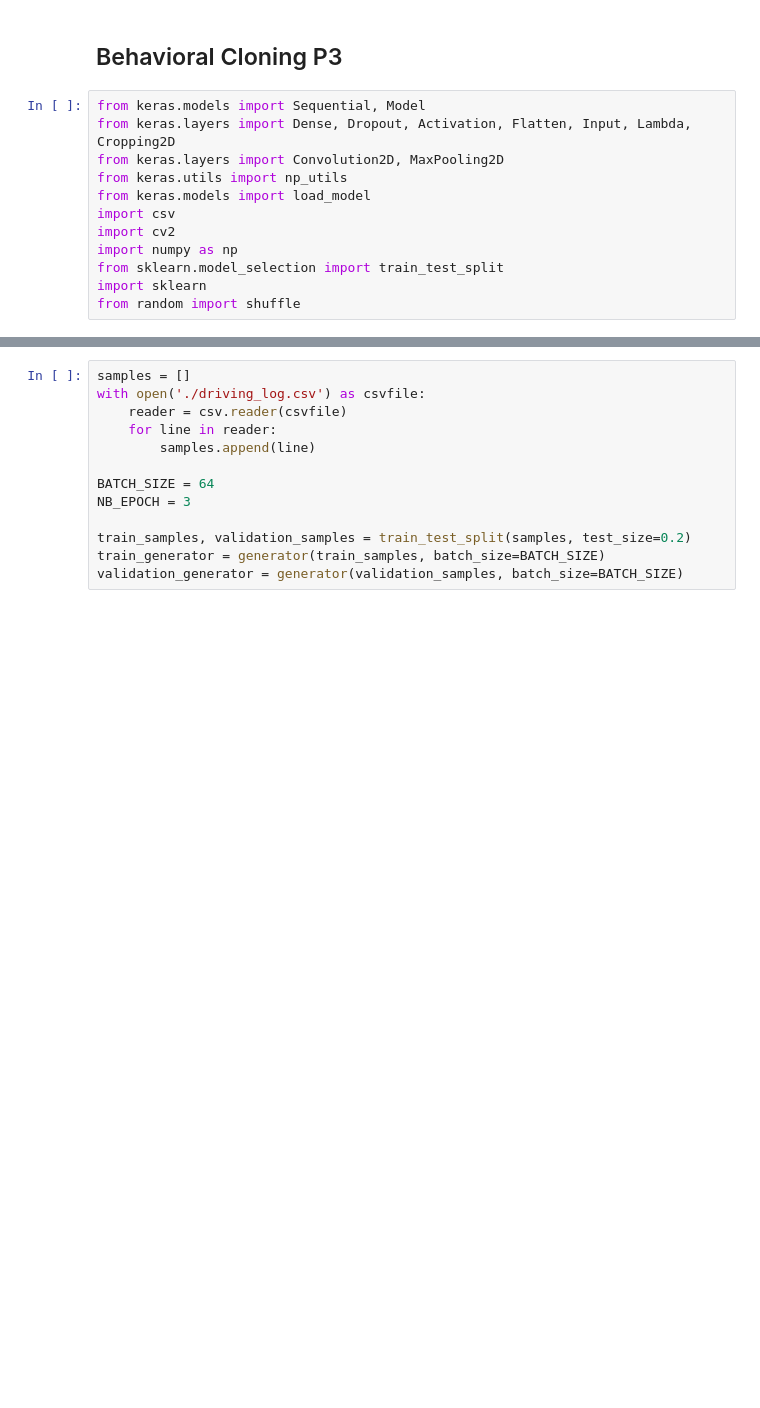
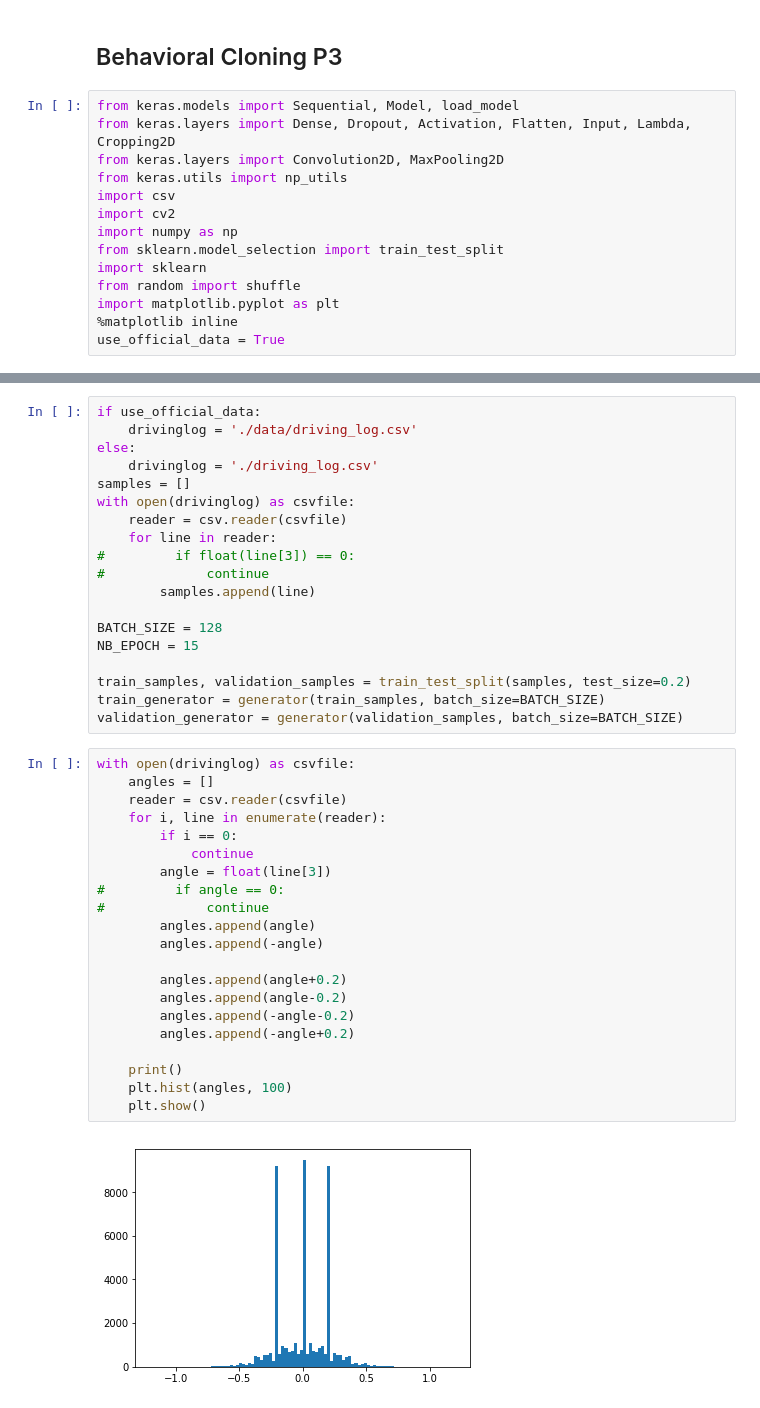
Before and after one commit to sandyleo26/CarND-Behavioral-Cloning-P3, a Jupyter notebook: Behavioral_Cloning_P3.ipynb, the cells around one changed output, grey strips where cells are left out. Saved outputs shown, nothing was run; the diff lists cells and outputs as text; blank space fills up the shorter version.

Commit message:
finalize model

```diff
--- a/Behavioral_Cloning_P3.ipynb
+++ b/Behavioral_Cloning_P3.ipynb
@@ -2,14 +2,16 @@
 Behavioral Cloning P3
 --
 # %%
-from keras.models import Sequential, Model
+from keras.models import Sequential, Model, load_model
 from keras.layers import Dense, Dropout, Activation, Flatten, Input, Lambda, Cropping2D
 from keras.layers import Convolution2D, MaxPooling2D
 from keras.utils import np_utils
-from keras.models import load_model
 import csv
 import cv2
 import numpy as np
 from sklearn.model_selection import train_test_split
 import sklearn
 from random import shuffle
+import matplotlib.pyplot as plt
+%matplotlib inline
+use_official_data = True
@@ -46,18 +50,47 @@ def generator(samples, batch_size=32):
             y_train = np.array(angles)
             yield sklearn.utils.shuffle(X_train, y_train)
 # %%
+if use_official_data:
+    drivinglog = './data/driving_log.csv'
+else:
+    drivinglog = './driving_log.csv'
 samples = []
-with open('./driving_log.csv') as csvfile:
+with open(drivinglog) as csvfile:
     reader = csv.reader(csvfile)
     for line in reader:
+#         if float(line[3]) == 0:
+#             continue
         samples.append(line)
 
-BATCH_SIZE = 64
-NB_EPOCH = 3
+BATCH_SIZE = 128
+NB_EPOCH = 15
 
 train_samples, validation_samples = train_test_split(samples, test_size=0.2)
 train_generator = generator(train_samples, batch_size=BATCH_SIZE)
 validation_generator = generator(validation_samples, batch_size=BATCH_SIZE)
+# %%
+with open(drivinglog) as csvfile:
+    angles = []
+    reader = csv.reader(csvfile)
+    for i, line in enumerate(reader):
+        if i == 0:
+            continue
+        angle = float(line[3])
+#         if angle == 0:
+#             continue
+        angles.append(angle)
+        angles.append(-angle)
+
+        angles.append(angle+0.2)
+        angles.append(angle-0.2)
+        angles.append(-angle-0.2)
+        angles.append(-angle+0.2)
+
+    print()
+    plt.hist(angles, 100)
+    plt.show()
+# %% [output]
+[figure, added]
 # %%
 model = Sequential()
 # preprocessing
```
Also changed, not shown: parts of 6 cells of this notebook, 1 other file.
